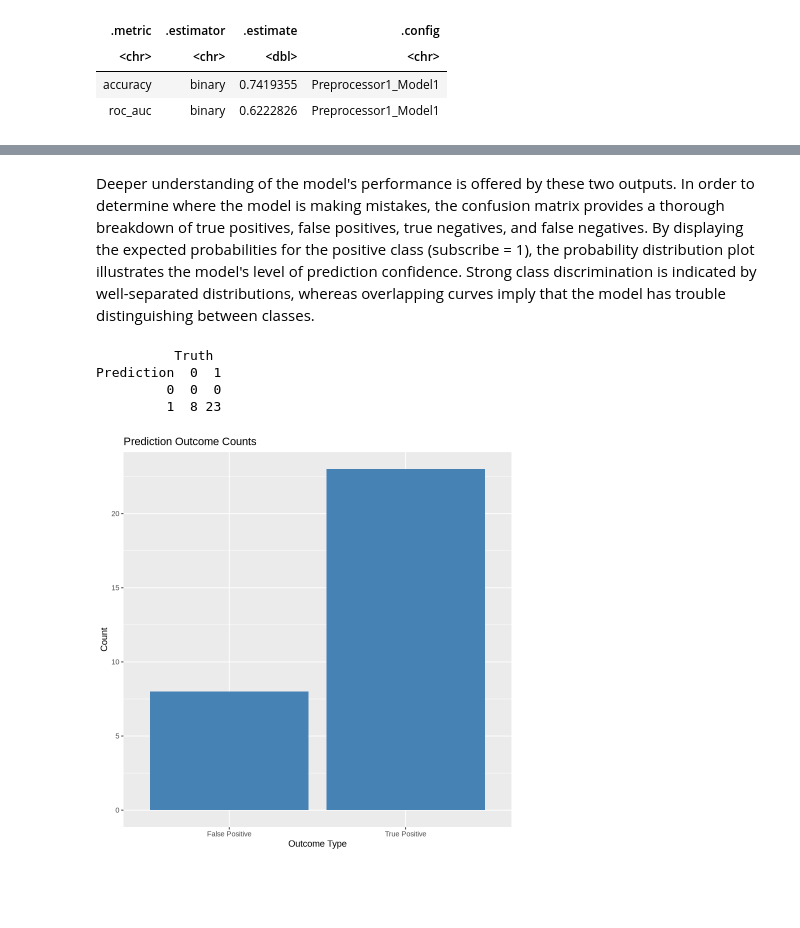
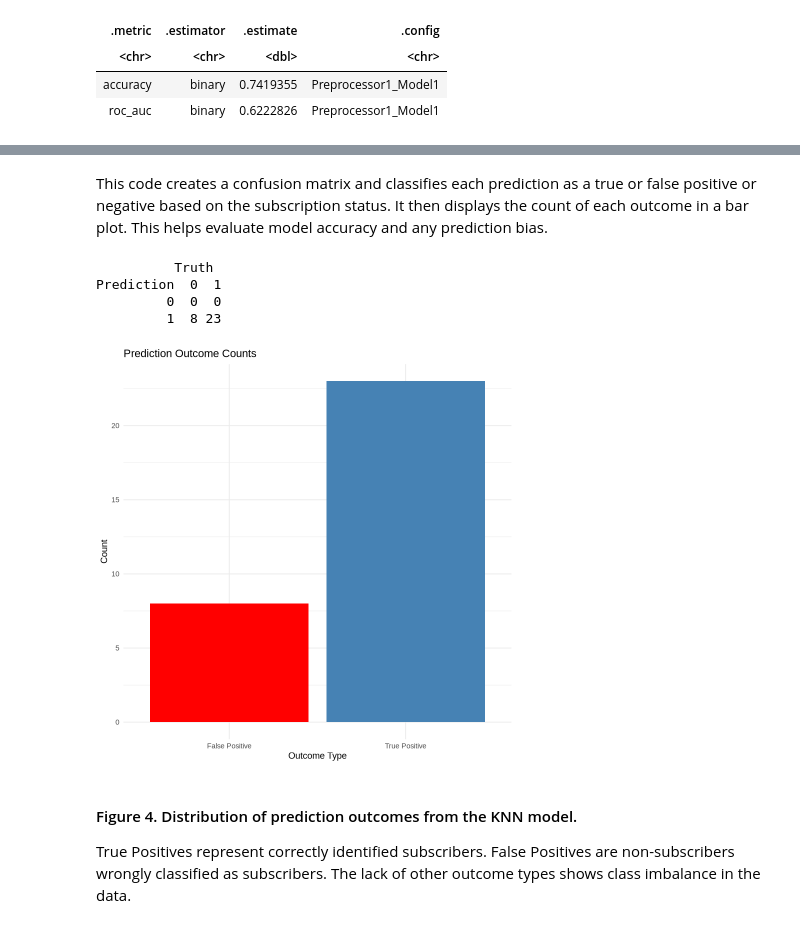
Before and after one commit to Zohranikjo/Game-Related-Newsletter-Subscription-Prediction-, a Jupyter notebook: subscription_modeling.ipynb, the cells around one changed output, grey strips where cells are left out. Saved outputs shown, nothing was run; the diff lists cells and outputs as text; code cells hidden in the pictures; blank space fills up the shorter version.

Commit message:
Grammar Checked and Third Visualization Changed

```diff
--- a/subscription_modeling.ipynb
+++ b/subscription_modeling.ipynb
@@ -351,12 +346,9 @@ The begin the classification analysis, the code below prepares the subscribe col
 # %%
 model_data <- model_data |>
-  mutate(subscribe = case_when(
-    subscribe == TRUE ~ "1",
-    subscribe == FALSE ~ "0",
-    TRUE ~ NA_character_
-  )) |>
-  filter(!is.na(subscribe))
-
+  filter(!is.na(subscribe)) |>
+  mutate(
+    subscribe = as.character(as.integer(subscribe)),
+    subscribe = factor(subscribe))
 model_data
 # %% [output]
 A tibble: 123 × 5
@@ -378,7 +370,7 @@ Below, the model_data is split into training and testing sets, while strata = su
 # %%
 
 set.seed(123)
-split <- initial_split(model_data, strata = subscribe)
+split <- initial_split(model_data, prop = 0.75, strata = subscribe)
 train <- training(split)
 test <- testing(split)
 # %% [markdown]
@@ -411,10 +406,10 @@ The KNN model setup for classification is defined in this cell, with k (number o
 # %%
 knn_spec <- nearest_neighbor(
   mode = "classification",
-  neighbors = tune(),         # we'll tune 'k'
-  weight_func = "rectangular" # default: equal weighting
-) |>
+  neighbors = tune(),
+  weight_func = "rectangular") |>
   set_engine("kknn")
+
 knn_spec
 # %% [output]
 K-Nearest Neighbor Model Specification (classification)
@@ -544,25 +501,31 @@ final_fit |>
 # %% [markdown]
-Deeper understanding of the model's performance is offered by these two outputs. In order to determine where the model is making mistakes, the confusion matrix provides a thorough breakdown of true positives, false positives, true negatives, and false negatives. By displaying the expected probabilities for the positive class (subscribe = 1), the probability distribution plot illustrates the model's level of prediction confidence. Strong class discrimination is indicated by well-separated distributions, whereas overlapping curves imply that the model has trouble distinguishing between classes.
+This code creates a confusion matrix and classifies each prediction as a true or false positive or negative based on the subscription status. It then displays the count of each outcome in a bar plot. This helps evaluate model accuracy and any prediction bias.
 # %%
 # Confusion matrix
 final_fit |> collect_predictions() |>
   conf_mat(truth = subscribe, estimate = .pred_class)
 
 # Probability distribution
-
 prediction_data <- final_fit |> collect_predictions() |>
   mutate(result_type = case_when(
     .pred_class == "1" & subscribe == 1 ~ "True Positive",
     .pred_class == "1" & subscribe == 0 ~ "False Positive",
     .pred_class == "0" & subscribe == 1 ~ "False Negative",
     .pred_class == "0" & subscribe == 0 ~ "True Negative"))
 
 ggplot(prediction_data, aes(x = result_type)) +
-  geom_bar(fill = "steelblue") +
-  labs(title = "Prediction Outcome Counts", x = "Outcome Type", y = "Count")
+  geom_bar(stat = "count", fill = c("red", "steelblue")) +
+  labs(
+    title = "Prediction Outcome Counts",
+    x = "Outcome Type",
+    y = "Count") +
+  theme_minimal()
 # %% [output]
           Truth
 Prediction  0  1
          0  0  0
          1  8 23
-[figure, old version]
+[figure, new version]
+# %% [markdown]
+#### Figure 4. Distribution of prediction outcomes from the KNN model.
+True Positives represent correctly identified subscribers. False Positives are non-subscribers wrongly classified as subscribers. The lack of other outcome types shows class imbalance in the data.
```
Also changed, not shown: parts of 43 cells of this notebook.
